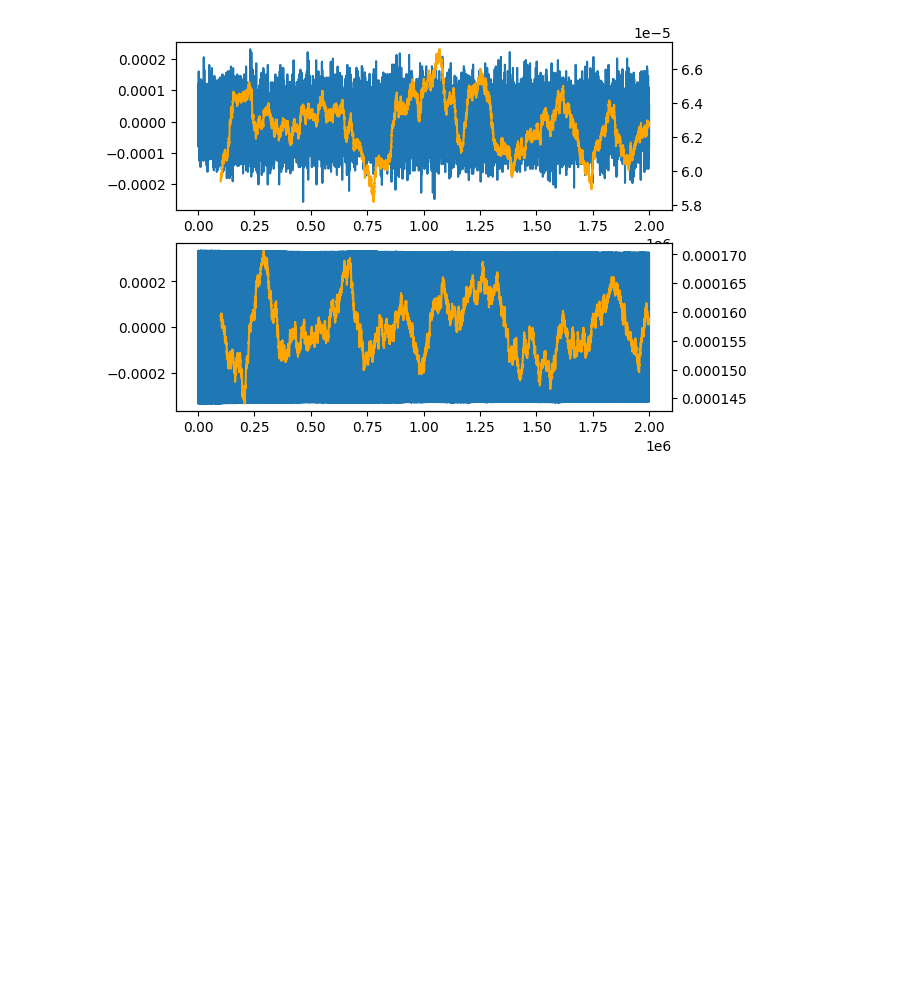
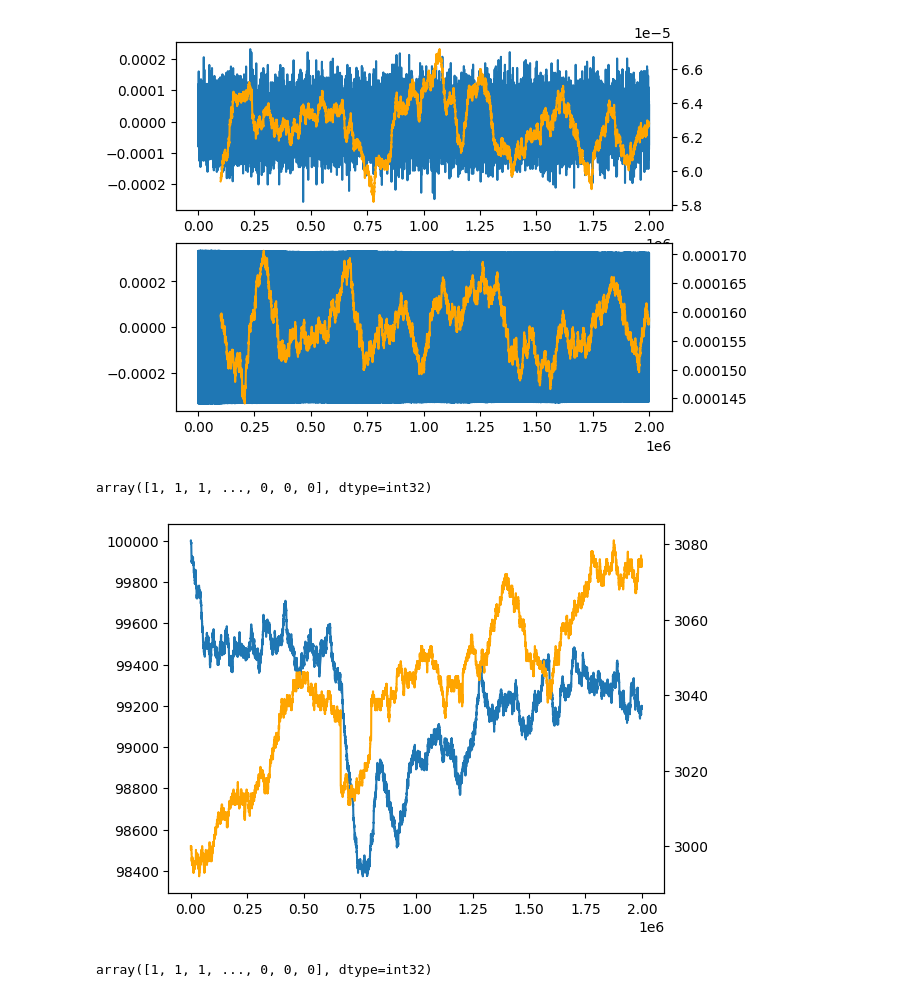
Before and after one commit to andrewchen0028/prosperity, a Jupyter notebook: divinggear.ipynb, the cells around one changed output. Cells and saved outputs as stored; diff of their text form; code cells hidden in the pictures; blank space fills up the shorter version.

```diff
--- a/divinggear.ipynb
+++ b/divinggear.ipynb
@@ -35,3 +28,27 @@ train classifer kmeans
 # %% [output]
 '\ncalculuate log returns for both dlp and trn\nremove outliers\ncalculate\ntrain classifer kmeans\n'
 [figure]
+# %%
+dvgvol = trn['vol'].fillna(0).to_numpy()
+dlpvol = dlp['vol'].fillna(0).to_numpy()
+combined_data = np.hstack((dvgvol.reshape(-1, 1), dlpvol.reshape(-1, 1)))
+km = KMeans(n_clusters=2).fit(combined_data)
+km.labels_
+# %% [output]
+array([1, 1, 1, ..., 0, 0, 0], dtype=int32)
+# %%
+fig, axl = plt.subplots()
+axl.plot(trn['mid_price'])
+
+axr = axl.twinx()
+axr.plot(dlp['mid_price'], color='orange')
+
+# regime_change_indices = np.where(km.labels_[1:] != km.labels_[:-1])[0]
+# axl.axvline()
+
+plt.show()
+# regime_change_indices
+km.labels_
+# %% [output]
+[figure, added]
+array([1, 1, 1, ..., 0, 0, 0], dtype=int32)
```
Also changed, not shown: parts of 1 cell of this notebook.
